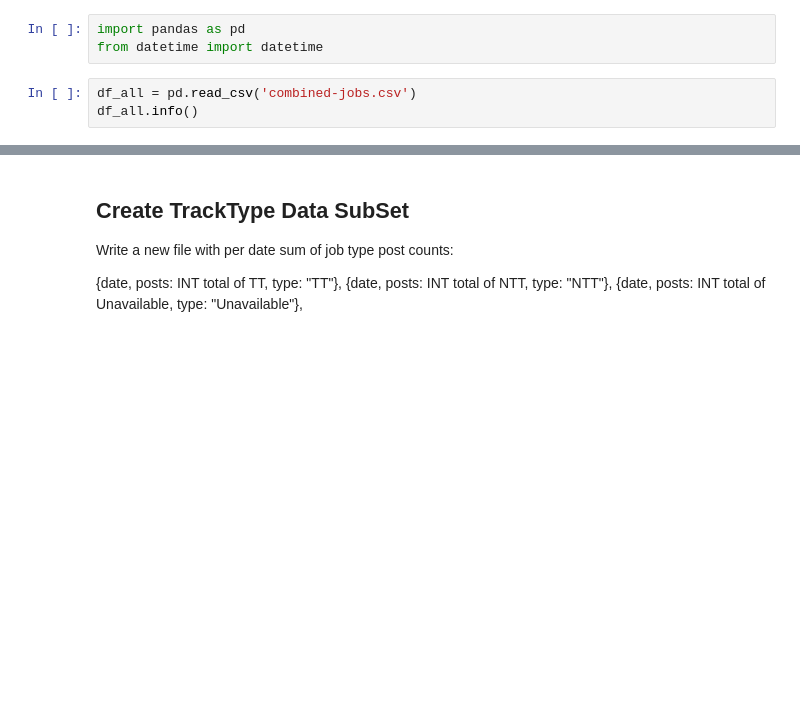
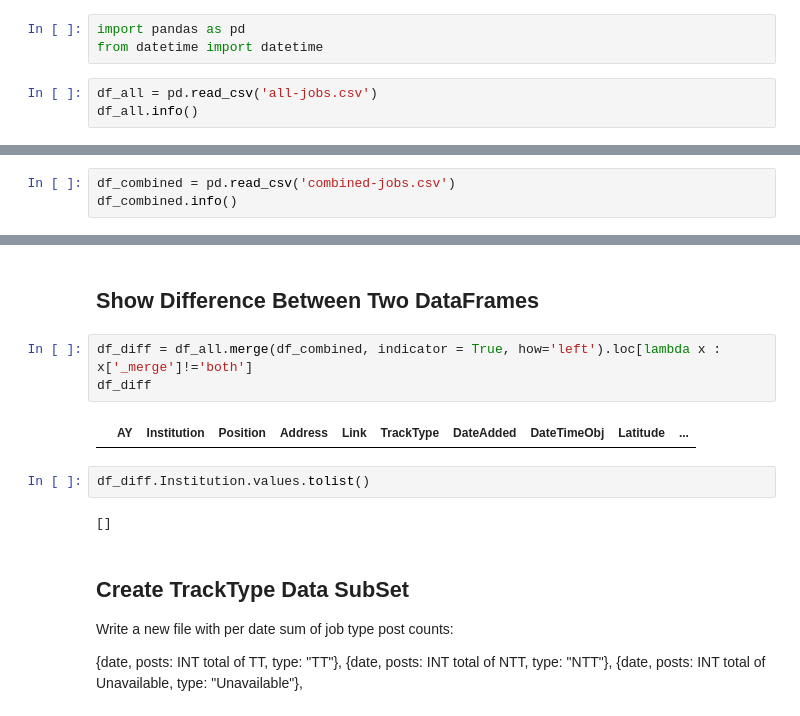
Before and after one commit to lingeringcode/rmdash, a Jupyter notebook: src/data/1_process.ipynb, the cells around one changed output, grey strips where cells are left out. Saved outputs shown, nothing was run; the diff lists cells and outputs as text; blank space fills up the shorter version.

```diff
--- a/src/data/1_process.ipynb
+++ b/src/data/1_process.ipynb
@@ -2,7 +2,7 @@
 import pandas as pd
 from datetime import datetime
 # %%
-df_all = pd.read_csv('combined-jobs.csv')
+df_all = pd.read_csv('all-jobs.csv')
 df_all.info()
 # %% [output]
 <class 'pandas.core.frame.DataFrame'>
@@ -24,0 +22,3 @@ memory usage: 421.1+ KB
+# %%
+df_combined = pd.read_csv('combined-jobs.csv')
+df_combined.info()
@@ -25,3 +43,14 @@ memory usage: 421.1+ KB
+# %% [markdown]
+## Show Difference Between Two DataFrames
+# %%
+df_diff = df_all.merge(df_combined, indicator = True, how='left').loc[lambda x : x['_merge']!='both']
+df_diff
+# %% [output]
+|  | AY | Institution | Position | Address | Link | TrackType | DateAdded | DateTimeObj | Latitude | ... |
+# %%
+df_diff.Institution.values.tolist()
+# %% [output]
+[]
 # %% [markdown]
 ## Create TrackType Data SubSet
 
```
Also changed, not shown: parts of 3 cells of this notebook, 5 other files.
